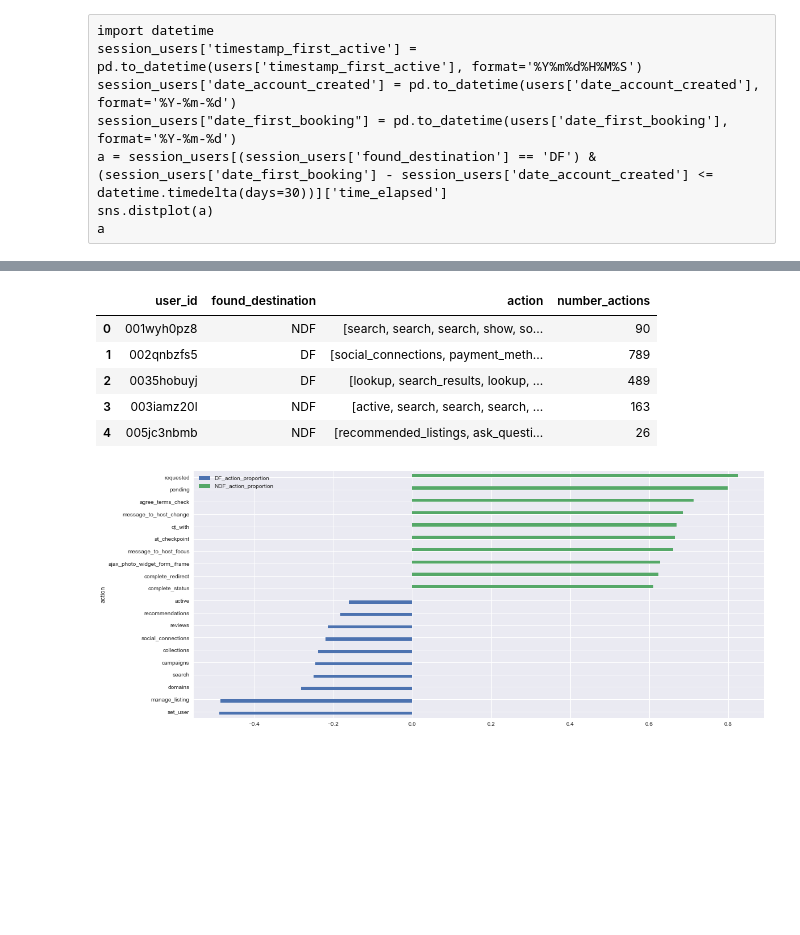
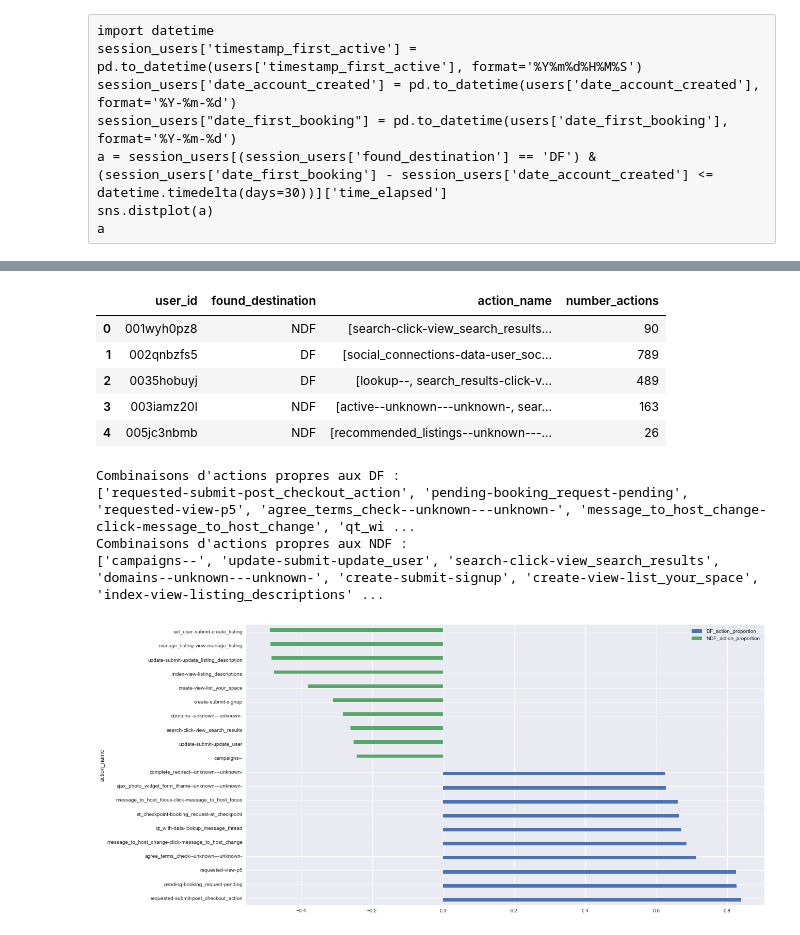
Before and after one commit to vesran/BookerGuess, a Jupyter notebook: _3_analyse_des_sessions.ipynb, the cells around one changed output, grey strips where cells are left out. Drawn from its saved outputs; the diff is of its cells as text; code cells hidden in the pictures; blank space fills up the shorter version.

Commit message:
actions analysis

```diff
--- a/_3_analyse_des_sessions.ipynb
+++ b/_3_analyse_des_sessions.ipynb
@@ -87,46 +112,52 @@ On va récupérer les actions les plus présentes chez les DF puis chez les NDF.
 # %%
 # Actions that are common among DF / NDF
-actions = sessions.groupby(['user_id', 'found_destination']).agg({'action': pd.Series.tolist}).reset_index()
-actions['number_actions'] = actions.apply(lambda r: r['action'].__len__(), axis=1)
-actions.head()
+action_names = sessions.groupby(['user_id', 'found_destination']).agg({'action_name': pd.Series.tolist}).reset_index()
+action_names['number_actions'] = action_names.apply(lambda r: r['action_name'].__len__(), axis=1)
+action_names.head()
 # %% [output]
-|  | user_id | found_destination | action | number_actions |
-| 0 | 001wyh0pz8 | NDF | [search, search, search, show, so... | 90 |
-| 1 | 002qnbzfs5 | DF | [social_connections, payment_meth... | 789 |
-| 2 | 0035hobuyj | DF | [lookup, search_results, lookup, ... | 489 |
-| 3 | 003iamz20l | NDF | [active, search, search, search, ... | 163 |
-| 4 | 005jc3nbmb | NDF | [recommended_listings, ask_questi... | 26 |
+|  | user_id | found_destination | action_name | number_actions |
+| 0 | 001wyh0pz8 | NDF | [search-click-view_search_results... | 90 |
+| 1 | 002qnbzfs5 | DF | [social_connections-data-user_soc... | 789 |
+| 2 | 0035hobuyj | DF | [lookup--, search_results-click-v... | 489 |
+| 3 | 003iamz20l | NDF | [active--unknown---unknown-, sear... | 163 |
+| 4 | 005jc3nbmb | NDF | [recommended_listings--unknown---... | 26 |
 # %%
 def count_actions(action, booked):
-    actions['tmp'] = actions.apply(lambda r: 1 if action in r['action'] else 0, axis=1)
-    res = actions[actions['found_destination'] == booked]['tmp'].sum()
-    actions.drop('tmp', axis=1)
+    action_names['tmp'] = action_names.apply(lambda r: 1 if action in r['action_name'] else 0, axis=1)
+    res = action_names.groupby('found_destination').agg({'tmp': sum}).loc[booked]
     return res
 
 # Actions that are the most common among DF
-action_stats_df = pd.DataFrame()
-action_stats_df['action'] = sessions.action.unique()
-action_stats_df['count'] = action_stats_df.apply(lambda r: count_actions(r['action'], 'DF'), axis=1)
+action_names_stats_df = pd.DataFrame()
+action_names_stats_df['action_name'] = sessions.action_name.unique()
+action_names_stats_df['count'] = action_names_stats_df.apply(lambda r: count_actions(r['action_name'], 'DF'), axis=1)
 
 # Actions that are the most common among NDF
-action_stats_ndf = pd.DataFrame()
-action_stats_ndf['action'] = sessions.action.unique()
-action_stats_ndf['count'] = action_stats_ndf.apply(lambda r: count_actions(r['action'], 'NDF'), axis=1)
+action_names_stats_ndf = pd.DataFrame()
+action_names_stats_ndf['action_name'] = sessions.action_name.unique()
+action_names_stats_ndf['count'] = action_names_stats_ndf.apply(lambda r: count_actions(r['action_name'], 'NDF'), axis=1)
 
 # Combine DF and NDF
-action_stats = pd.DataFrame()
-action_stats['action'] = sessions['action'].unique()
-action_stats['count_df'] = action_stats_df['count'].values
-action_stats['count_ndf'] = action_stats_ndf['count'].values
-action_stats['diff'] = (action_stats['count_df'] - action_stats['count_ndf']) / (action_stats['count_df'] + action_stats['count_ndf'])
+action_names_stats = pd.DataFrame()
+action_names_stats['action_name'] = sessions['action_name'].unique()
+action_names_stats['count_df'] = action_names_stats_df['count'].values
+action_names_stats['count_ndf'] = action_names_stats_ndf['count'].values
+action_names_stats['diff'] = (action_names_stats['count_df'] - action_names_stats['count_ndf']) / (action_names_stats['count_df'] + action_names_stats['count_ndf'])
 # %%
-df_stats = action_stats[action_stats['count_df'] + action_stats['count_ndf'] > 500].sort_values(by='diff').head(10).reset_index()
-ndf_stats = action_stats[action_stats['count_df'] + action_stats['count_ndf'] > 500].sort_values(by='diff').tail(10).sort_values(by='diff').reset_index()
-stats = pd.DataFrame({
-    'action': df_stats['action'].values.tolist() + ndf_stats['action'].values.tolist(),
-    'DF_action_proportion': df_stats['diff'].values.tolist() +  [0 for _ in range(ndf_stats.shape[0])],
-    'NDF_action_proportion': [0 for _ in range(df_stats.shape[0])] + ndf_stats['diff'].values.tolist(),
+n_top = 10
+ndf_actions_names_stats = action_names_stats[action_names_stats['count_df'] + action_names_stats['count_ndf'] > 500].sort_values(by='diff').head(n_top).sort_values(by='diff', ascending=False).reset_index()
+df_actions_names_stats = action_names_stats[action_names_stats['count_df'] + action_names_stats['count_ndf'] > 500].sort_values(by='diff').tail(n_top).sort_values(by='diff', ascending=False).reset_index()
+names_stats = pd.DataFrame({
+    'action_name': df_actions_names_stats['action_name'].values.tolist() + ndf_actions_names_stats['action_name'].values.tolist(),
+    'DF_action_proportion': df_actions_names_stats['diff'].values.tolist() +  [0 for _ in range(ndf_actions_names_stats.shape[0])],
+    'NDF_action_proportion': [0 for _ in range(df_actions_names_stats.shape[0])] + ndf_actions_names_stats['diff'].values.tolist(),
 })
-_ = stats.set_index('action').plot.barh(figsize=(18, 8))
+names_stats.set_index('action_name').plot.barh(figsize=(18, 10))
+print(f"Combinaisons d'actions propres aux DF : \n{df_actions_names_stats['action_name'].values.tolist()}")
+print(f"Combinaisons d'actions propres aux NDF : \n{ndf_actions_names_stats['action_name'].values.tolist()}")
 # %% [output]
+Combinaisons d'actions propres aux DF :
+['requested-submit-post_checkout_action', 'pending-booking_request-pending', 'requested-view-p5', 'agree_terms_check--unknown---unknown-', 'message_to_host_change-click-message_to_host_change', 'qt_wi ...
+Combinaisons d'actions propres aux NDF :
+['campaigns--', 'update-submit-update_user', 'search-click-view_search_results', 'domains--unknown---unknown-', 'create-submit-signup', 'create-view-list_your_space', 'index-view-listing_descriptions' ...
-[figure, old version]
+[figure, new version]
```
Also changed, not shown: parts of 8 cells of this notebook.
